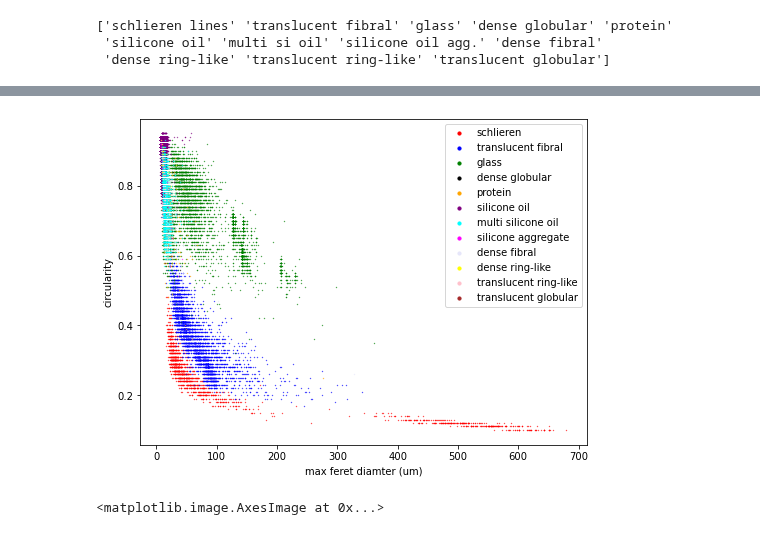
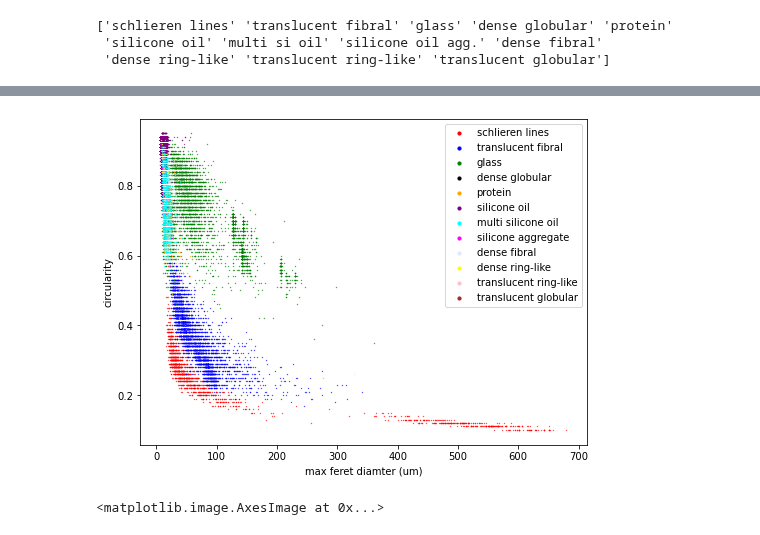
Before and after one commit to Scottholman33/KBI, a Jupyter notebook: KBI_Python_Start.ipynb, the cells around one changed output, grey strips where cells are left out. Cells and saved outputs as stored; diff of their text form; code cells hidden in the pictures.

```diff
--- a/KBI_Python_Start.ipynb
+++ b/KBI_Python_Start.ipynb
@@ -163,32 +187,32 @@ number of translucent globular particles = 14
 # %%
 
 fig=plt.figure(figsize=(8,6))
 ax1=fig.add_subplot(1,1,1)
 
-ax1.scatter(schlieren['max_feret_diam_um'], schlieren['circularity'], s=0.1, color = 'r', label="schlieren")
+ax1.scatter(schlieren['max_feret_diam_um'], schlieren['circularity'], s=0.1, color = 'r', label="schlieren lines")
 ax1.scatter(translucent_fibral['max_feret_diam_um'], translucent_fibral['circularity'], s=0.1, color = 'b', label="translucent fibral")
 ax1.scatter(glass['max_feret_diam_um'], glass['circularity'], s=0.1, color = 'g', label="glass")
 ax1.scatter(dense_glob['max_feret_diam_um'], dense_glob['circularity'], s=0.1, color = 'k', label="dense globular")
 ax1.scatter(protein['max_feret_diam_um'], protein['circularity'], s=0.1, color = 'orange', label="protein")
 ax1.scatter(silicone_oil['max_feret_diam_um'], silicone_oil['circularity'], s=0.1, color = 'purple', label="silicone oil")
 ax1.scatter(multi_si_oil['max_feret_diam_um'], multi_si_oil['circularity'], s=0.1, color = 'cyan', label="multi silicone oil")
 ax1.scatter(silicone_agg['max_feret_diam_um'], silicone_agg['circularity'], s=0.1, color = 'magenta', label="silicone aggregate")
 ax1.scatter(dense_fibral['max_feret_diam_um'], dense_fibral['circularity'], s=0.1, color = 'lavender', label="dense fibral")
 ax1.scatter(dense_ring['max_feret_diam_um'], dense_ring['circularity'], s=0.1, color = 'yellow', label="dense ring-like")
 ax1.scatter(translucent_ring['max_feret_diam_um'], translucent_ring['circularity'], s=0.1, color = 'pink', label="translucent ring-like")
 ax1.scatter(translucent_glob['max_feret_diam_um'], translucent_glob['circularity'], s=0.1, color = 'brown', label="translucent globular")
 
 
 ax1.set_xlabel('max feret diamter (um)')
 ax1.set_ylabel('circularity')
 
 legend=plt.legend(markerscale=10)
 
 plt.show()
 
 #comment out particles you don't want to see
 # %% [output]
-[figure, old version]
+[figure, new version]
 # %%
 from skimage import io
 import skimage.color
```
Also changed, not shown: parts of 19 cells of this notebook.
